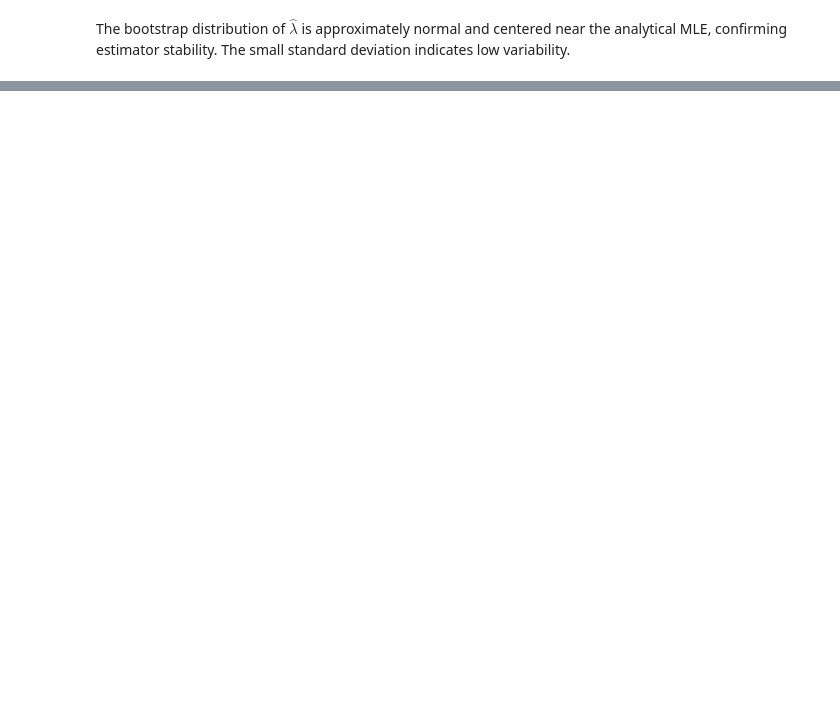
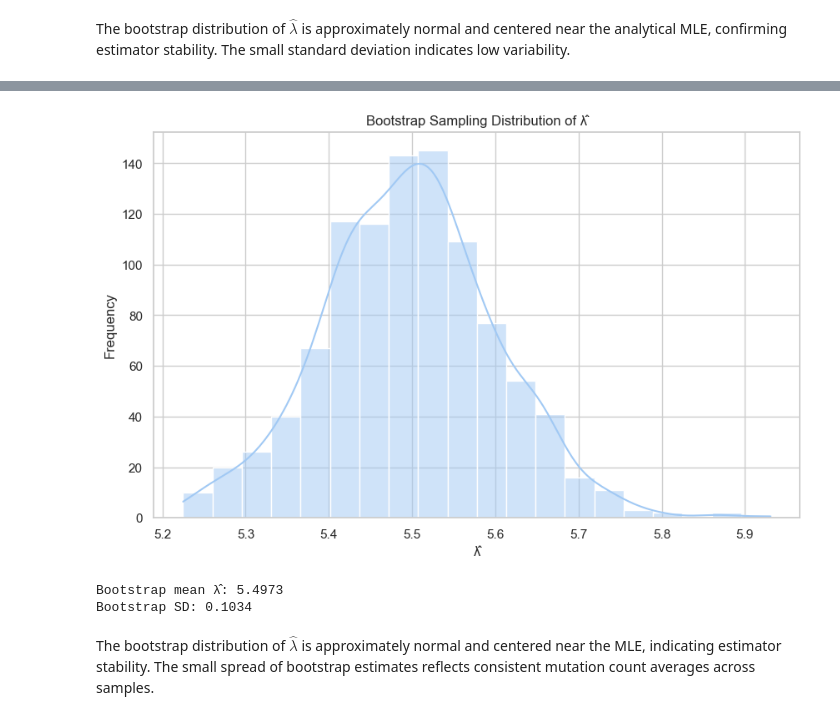
Before and after one commit to hooville101/DS_5030_Assignments, a Jupyter notebook: assignment_7.ipynb, the cells around one changed output, grey strips where cells are left out. Saved outputs shown, nothing was run; the diff lists cells and outputs as text; code cells hidden in the pictures; blank space fills up the shorter version.

```diff
--- a/assignment_7.ipynb
+++ b/assignment_7.ipynb
@@ -860,0 +926,21 @@ $$
+# %%
+B = 1000
+boot_lambda = np.array([
+    y.sample(frac=1, replace=True).mean()
+    for _ in range(B)
+])
+
+sns.histplot(boot_lambda, bins=20, kde=True)
+plt.title("Bootstrap Sampling Distribution of λ̂")
+plt.xlabel("λ̂")
+plt.ylabel("Frequency")
+plt.show()
+
+print(f"Bootstrap mean λ̂: {boot_lambda.mean():.4f}")
+print(f"Bootstrap SD: {boot_lambda.std():.4f}")
+# %% [output]
+[figure, added]
+Bootstrap mean λ̂: 5.4973
+Bootstrap SD: 0.1034
+# %% [markdown]
+The bootstrap distribution of $\hat{\lambda}$ is approximately normal and centered near the MLE, indicating estimator stability. The small spread of bootstrap estimates reflects consistent mutation count averages across samples.
```
Also changed, not shown: parts of 13 cells of this notebook.
